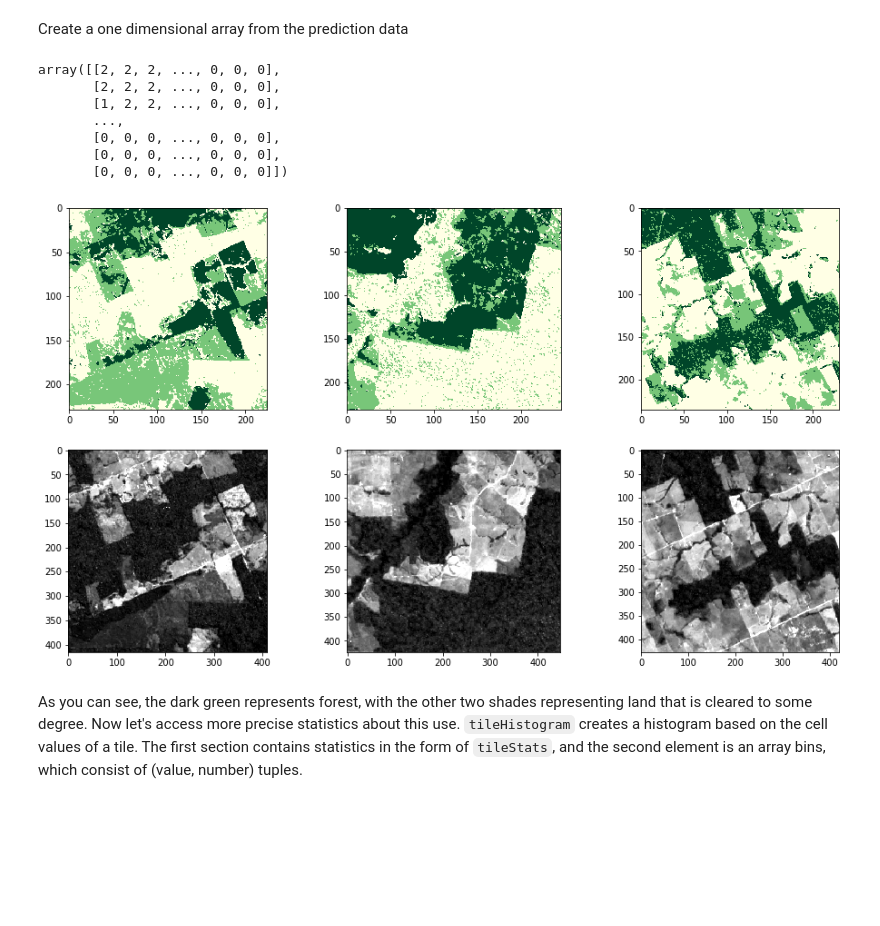
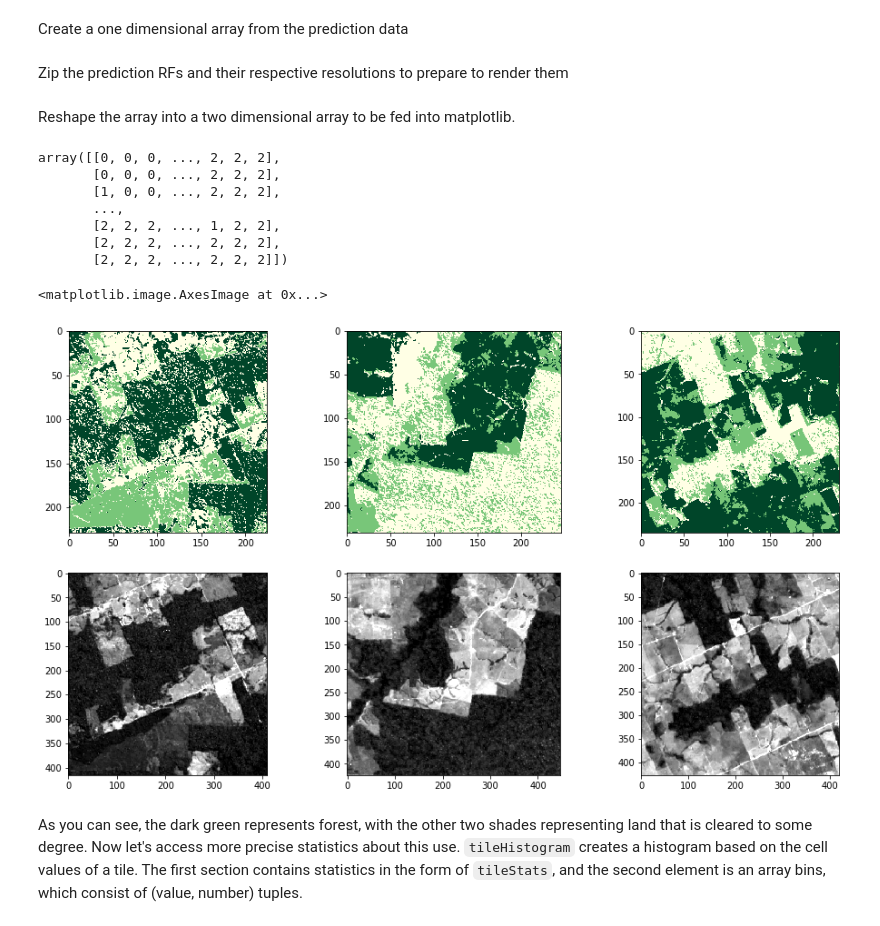
Before and after one commit to s22s/rasterframes-book, a Jupyter notebook: Python/Forest/forest-demo.ipynb, the cells around one changed output. Drawn from its saved outputs; the diff is of its cells as text; code cells hidden in the pictures; blank space fills up the shorter version.

```diff
--- a/Python/Forest/forest-demo.ipynb
+++ b/Python/Forest/forest-demo.ipynb
@@ -111,2 +105,5 @@ fullRFs = [reduce(lambda rf1, rf2: rf1.asRF().spatialJoin(rf2),
 # %% [markdown]
 As you can see, all four bands of all three scenes are now loaded into three seperate rasterframes.
+# %%
+for rf in fullRFs:
+    rf.asRF().show()
@@ -273,5 +292,9 @@ zip_preds_res = list(zip(predRFs, resolutions))
 Create a one dimensional array from the prediction data
 # %%
 import numpy as np
-rasters = [np.asarray(list(pred_res[0].
-          toIntRaster('prediction', pred_res[1][1], pred_res[1][0]))) for pred_res in zip_preds_res]
+import matplotlib as mpl
+import matplotlib.pyplot as plt
+import matplotlib.image as mpimg
+
+rasters = [np.asarray(list(pred_res[0].select(
+          tileToIntArray('prediction')).first())) for pred_res in zip_preds_res]
@@ -280,0 +301,2 @@ zipRasterResolution = list(zip(rasters, resolutions))
+# %% [markdown]
+Zip the prediction RFs and their respective resolutions to prepare to render them
@@ -281,46 +305,45 @@ zipRasterResolution = list(zip(rasters, resolutions))
+# %% [markdown]
+Reshape the array into a two dimensional array to be fed into matplotlib.
 # %%
 pixels = [np.reshape(RasRes[0], RasRes[1]) for RasRes in zipRasterResolution]
+
+pixels[2]
+# %% [output]
+array([[0, 0, 0, ..., 2, 2, 2],
+       [0, 0, 0, ..., 2, 2, 2],
+       [1, 0, 0, ..., 2, 2, 2],
+       ...,
+       [2, 2, 2, ..., 1, 2, 2],
+       [2, 2, 2, ..., 2, 2, 2],
+       [2, 2, 2, ..., 2, 2, 2]])
-# %%
-pixels[2]
-# %% [output]
-array([[2, 2, 2, ..., 0, 0, 0],
-       [2, 2, 2, ..., 0, 0, 0],
-       [1, 2, 2, ..., 0, 0, 0],
-       ...,
-       [0, 0, 0, ..., 0, 0, 0],
-       [0, 0, 0, ..., 0, 0, 0],
-       [0, 0, 0, ..., 0, 0, 0]])
 # %%
-import matplotlib as mpl
-import matplotlib.pyplot as plt
-import matplotlib.image as mpimg
-
 # Plot the images
 cmap = "YlGn_r"
 fig = plt.figure(figsize=(16,9))
 fig.add_subplot(2, 3, 1)
 plt.imshow(pixels[0])
 plt.set_cmap(cmap)
 fig.add_subplot(2, 3, 2)
 plt.imshow(pixels[1])
 plt.set_cmap(cmap)
 # Flip the colormap because the last scene has the cluster values reversed
 cmap = "YlGn"
 fig.add_subplot(2, 3, 3)
 plt.imshow(pixels[2])
 plt.set_cmap(cmap)
 
 fig.add_subplot(2, 3, 4)
 pixels4 = mpl.pyplot.imread("pics/brazil1-green.png")
-imgplot = plt.imshow(pixels4)
+plt.imshow(pixels4)
 fig.add_subplot(2, 3, 5)
 pixels5 = mpl.pyplot.imread("pics/brazil2-green.png")
-imgplot = plt.imshow(pixels5)
+plt.imshow(pixels5)
 fig.add_subplot(2, 3, 6)
 pixels6 = mpl.pyplot.imread("pics/brazil3-green.png")
-imgplot = plt.imshow(pixels6)
+plt.imshow(pixels6)
 # %% [output]
+<matplotlib.image.AxesImage at 0x...>
-[figure, old version]
+[figure, new version]
 # %% [markdown]
 As you can see, the dark green represents forest, with the other two shades representing land that is cleared to some degree. Now let's access more precise statistics about this use. `tileHistogram` creates a histogram based on the cell values of a tile. The first section contains statistics in the form of `tileStats`, and the second element is an array bins, which consist of (value, number) tuples.
 # %%
```
Also changed, not shown: parts of 25 cells of this notebook, 36 other files.
